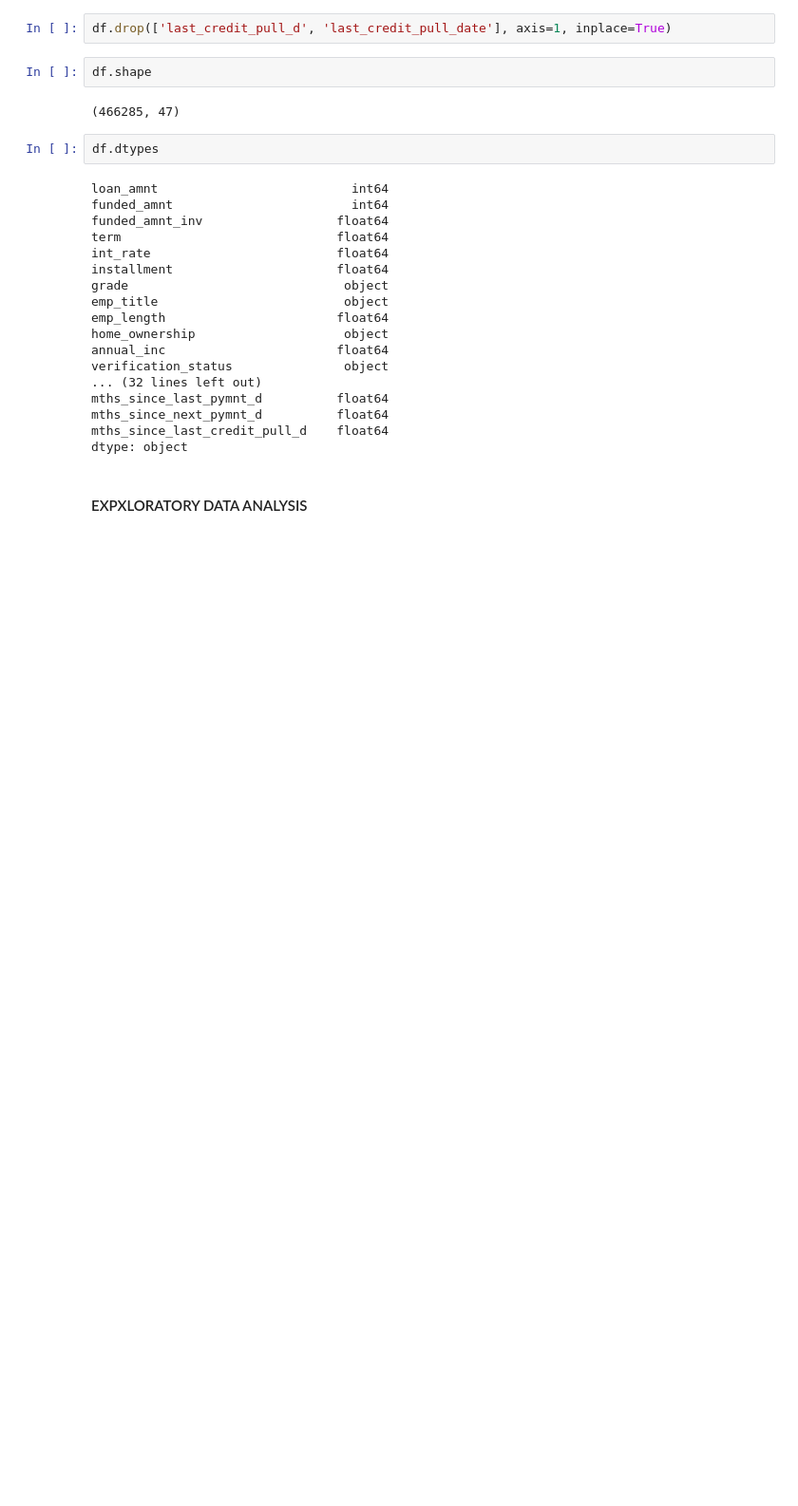
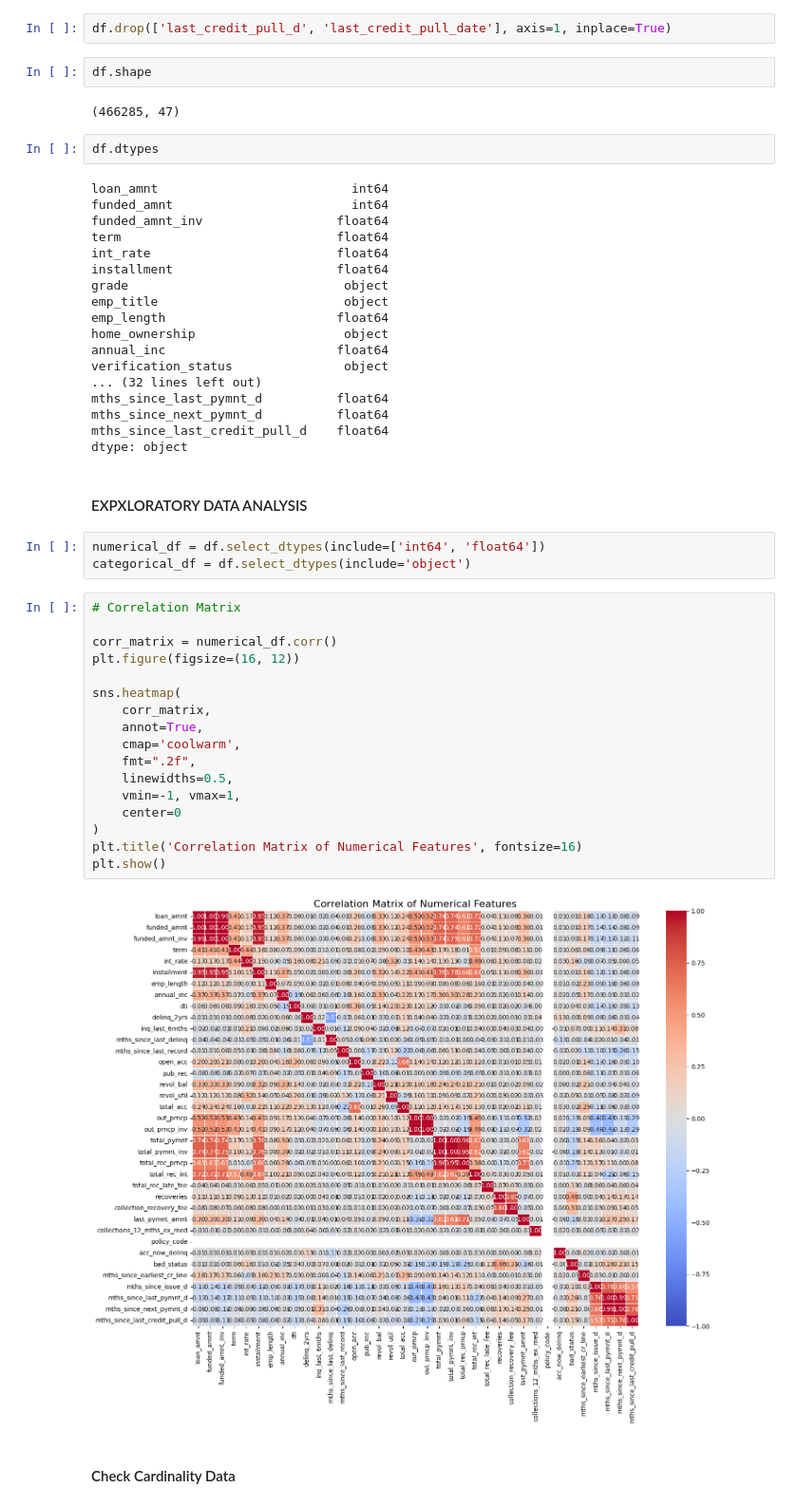
Before and after one commit to rfaoktvian/Credit_Risk_Prediction_ID-X-Partners, a Jupyter notebook: CreditRisk_Final_Project_ID_X_Partners.ipynb, the cells around one changed output. Shown at 95% size. Cells and saved outputs as stored; diff of their text form; blank space fills up the shorter version.

```diff
--- a/CreditRisk_Final_Project_ID_X_Partners.ipynb
+++ b/CreditRisk_Final_Project_ID_X_Partners.ipynb
@@ -544,3 +546,27 @@ mths_since_last_credit_pull_d    float64
 dtype: object
 # %% [markdown]
 #### EXPXLORATORY DATA ANALYSIS
+# %%
+numerical_df = df.select_dtypes(include=['int64', 'float64'])
+categorical_df = df.select_dtypes(include='object')
+# %%
+# Correlation Matrix
+
+corr_matrix = numerical_df.corr()
+plt.figure(figsize=(16, 12))
+
+sns.heatmap(
+    corr_matrix,
+    annot=True,
+    cmap='coolwarm',
+    fmt=".2f",
+    linewidths=0.5,
+    vmin=-1, vmax=1,
+    center=0
+)
+plt.title('Correlation Matrix of Numerical Features', fontsize=16)
+plt.show()
+# %% [output]
+[figure, added]
+# %% [markdown]
+#### Check Cardinality Data
```
Also changed, not shown: parts of 10 cells of this notebook.
